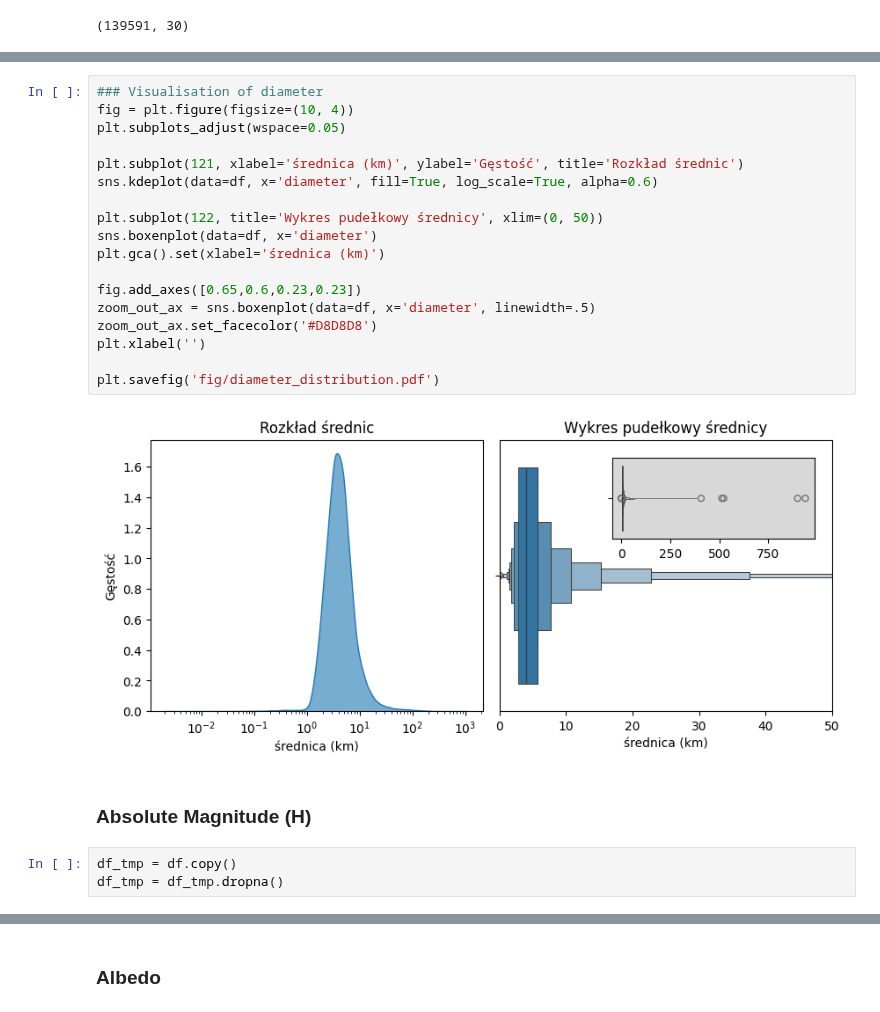
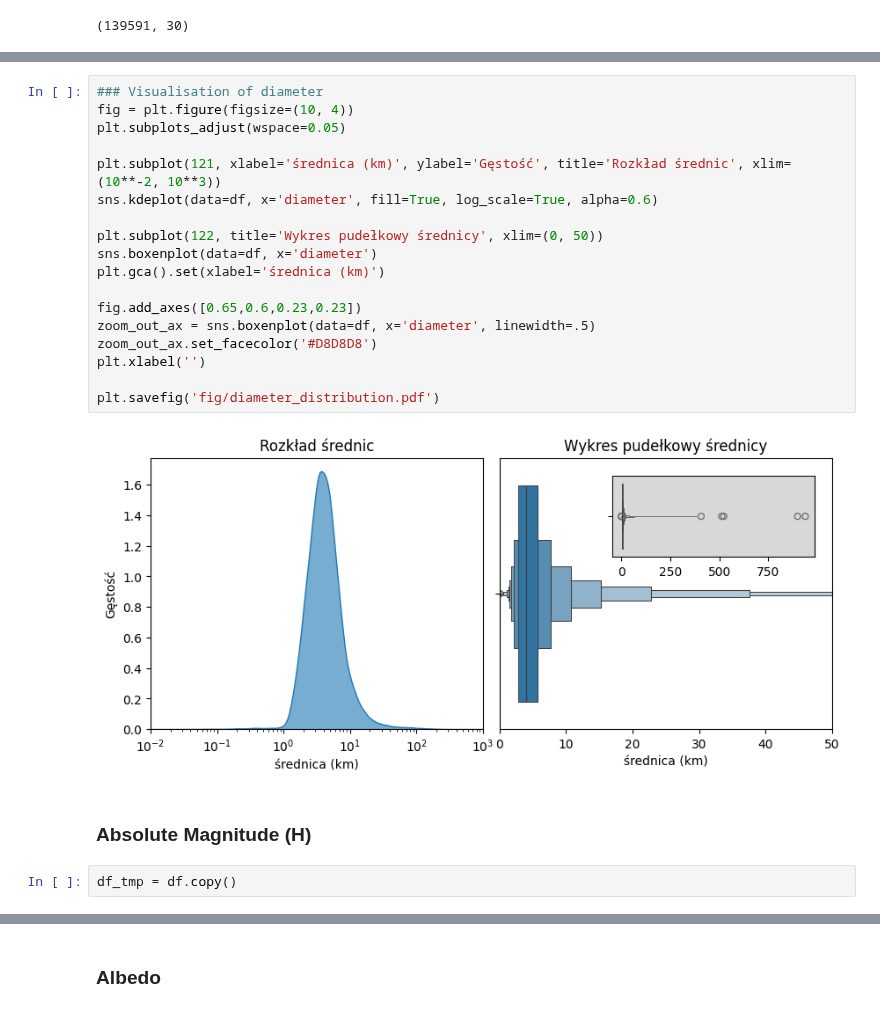
Before and after one commit to pgrzankowski/WUT-EngineerThesis, a Jupyter notebook: asteroid_diameter_prediction.ipynb, the cells around one changed output, grey strips where cells are left out. Saved outputs shown, nothing was run; the diff lists cells and outputs as text.

```diff
--- a/asteroid_diameter_prediction.ipynb
+++ b/asteroid_diameter_prediction.ipynb
@@ -115,25 +136,24 @@ df.shape
 # %%
 ### Visualisation of diameter
 fig = plt.figure(figsize=(10, 4))
 plt.subplots_adjust(wspace=0.05)
 
-plt.subplot(121, xlabel='średnica (km)', ylabel='Gęstość', title='Rozkład średnic')
+plt.subplot(121, xlabel='średnica (km)', ylabel='Gęstość', title='Rozkład średnic', xlim=(10**-2, 10**3))
 sns.kdeplot(data=df, x='diameter', fill=True, log_scale=True, alpha=0.6)
 
 plt.subplot(122, title='Wykres pudełkowy średnicy', xlim=(0, 50))
 sns.boxenplot(data=df, x='diameter')
 plt.gca().set(xlabel='średnica (km)')
 
 fig.add_axes([0.65,0.6,0.23,0.23])
 zoom_out_ax = sns.boxenplot(data=df, x='diameter', linewidth=.5)
 zoom_out_ax.set_facecolor('#D8D8D8')
 plt.xlabel('')
 
 plt.savefig('fig/diameter_distribution.pdf')
 # %% [output]
-[figure, old version]
+[figure, new version]
 # %% [markdown]
 ### Absolute Magnitude (H)
 # %%
 df_tmp = df.copy()
-df_tmp = df_tmp.dropna()
```
Also changed, not shown: parts of 34 cells of this notebook, 3 other files.
